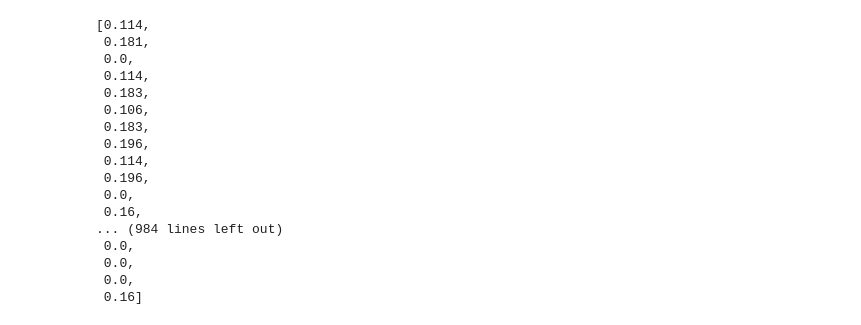
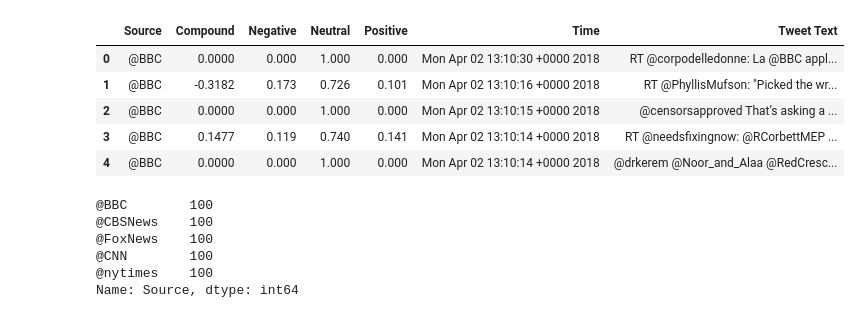
Before and after one commit to misstamu/UNCCDataHW2018, a Jupyter notebook: Social Analytics/NewsMood.ipynb, the cells around one changed output. Cells and saved outputs as stored; diff of their text form; code cells hidden in the pictures.

```diff
--- a/Social Analytics/NewsMood.ipynb
+++ b/Social Analytics/NewsMood.ipynb
@@ -53,20 +75,25 @@ for target in target_terms:
-# %%
-positive_list
-# %% [output]
-[0.114,
- 0.181,
- 0.0,
- 0.114,
- 0.183,
- 0.106,
- 0.183,
- 0.196,
- 0.114,
- 0.196,
- 0.0,
- 0.16,
-... (984 lines left out)
- 0.0,
- 0.0,
- 0.0,
- 0.16]
+# %%
+#create dataframe of all values
+tweet_df = pd.DataFrame({'Source':source,'Time':tweet_times,'Tweet Text':tweet_text,'Compound':compound_list,
+                         'Positive':positive_list,'Neutral':neutral_list,'Negative':negative_list})
+tweet_df = tweet_df[['Source','Compound','Negative','Neutral','Positive','Time','Tweet Text']]
+
+# Save data to csv
+tweet_df.to_csv("NewsTweet Sentiment.csv")
+tweet_df.head()
+# %% [output]
+|  | Source | Compound | Negative | Neutral | Positive | Time | Tweet Text |
+| 0 | @BBC | 0.0000 | 0.000 | 1.000 | 0.000 | Mon Apr 02 13:10:30 +0000 2018 | RT @corpodelledonne: La @BBC appl... |
+| 1 | @BBC | -0.3182 | 0.173 | 0.726 | 0.101 | Mon Apr 02 13:10:16 +0000 2018 | RT @PhyllisMufson: "Picked the wr... |
+| 2 | @BBC | 0.0000 | 0.000 | 1.000 | 0.000 | Mon Apr 02 13:10:15 +0000 2018 | @censorsapproved That’s asking a ... |
+| 3 | @BBC | 0.1477 | 0.119 | 0.740 | 0.141 | Mon Apr 02 13:10:14 +0000 2018 | RT @needsfixingnow: @RCorbettMEP ... |
+| 4 | @BBC | 0.0000 | 0.000 | 1.000 | 0.000 | Mon Apr 02 13:10:14 +0000 2018 | @drkerem @Noor_and_Alaa @RedCresc... |
+# %%
+tweet_df['Source'].value_counts()
+# %% [output]
+@BBC        100
+@CBSNews    100
+@FoxNews    100
+@CNN        100
+@nytimes    100
+Name: Source, dtype: int64
```
Also changed, not shown: parts of 11 cells of this notebook, 7 other files.
